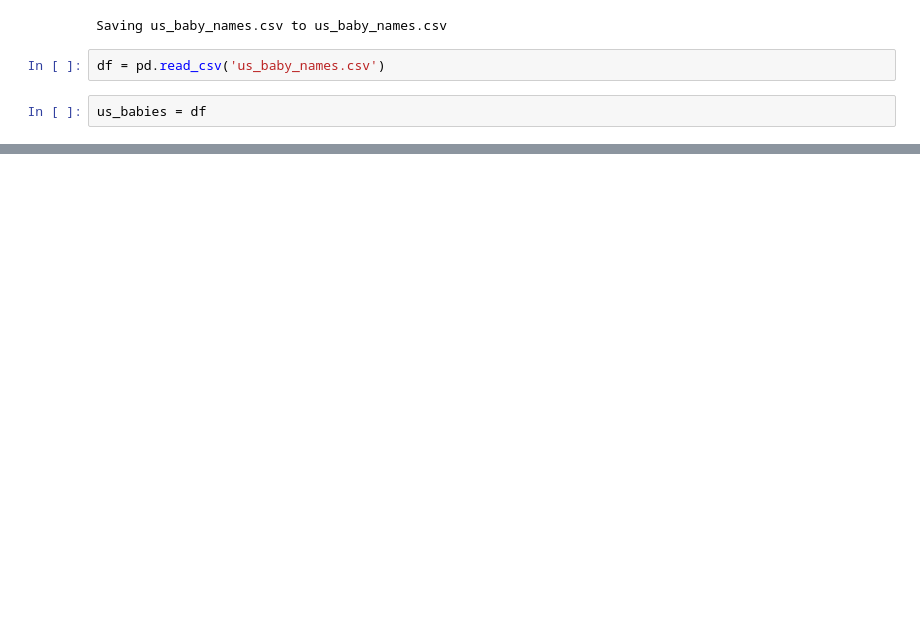
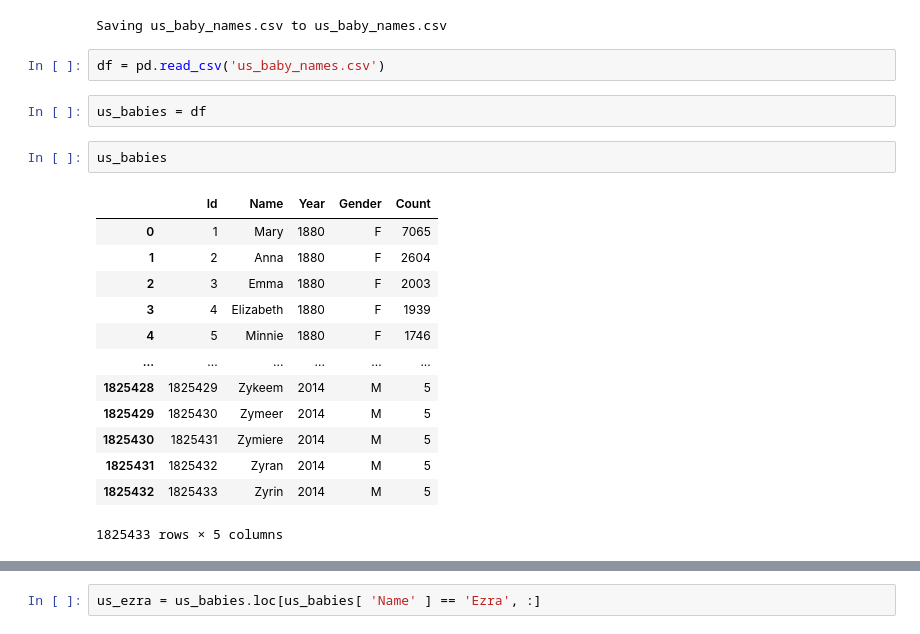
Before and after one commit to saulzmtz/ds, a Jupyter notebook: PythonPractice_AnswerSpecificQuestions_LNKDN.ipynb, the cells around one changed output, grey strips where cells are left out. Saved outputs shown, nothing was run; the diff lists cells and outputs as text; blank space fills up the shorter version.

```diff
--- a/PythonPractice_AnswerSpecificQuestions_LNKDN.ipynb
+++ b/PythonPractice_AnswerSpecificQuestions_LNKDN.ipynb
@@ -12,3 +12,19 @@ Saving us_baby_names.csv to us_baby_names.csv
 df = pd.read_csv('us_baby_names.csv')
 # %%
 us_babies = df
+# %%
+us_babies
+# %% [output]
+|  | Id | Name | Year | Gender | Count |
+| 0 | 1 | Mary | 1880 | F | 7065 |
+| 1 | 2 | Anna | 1880 | F | 2604 |
+| 2 | 3 | Emma | 1880 | F | 2003 |
+| 3 | 4 | Elizabeth | 1880 | F | 1939 |
+| 4 | 5 | Minnie | 1880 | F | 1746 |
+| ... | ... | ... | ... | ... | ... |
+| 1825428 | 1825429 | Zykeem | 2014 | M | 5 |
+| 1825429 | 1825430 | Zymeer | 2014 | M | 5 |
+| 1825430 | 1825431 | Zymiere | 2014 | M | 5 |
+| 1825431 | 1825432 | Zyran | 2014 | M | 5 |
+| 1825432 | 1825433 | Zyrin | 2014 | M | 5 |
+1825433 rows × 5 columns
@@ -14,0 +32,2 @@ us_babies = df
+# %%
+us_ezra = us_babies.loc[us_babies[ 'Name' ] == 'Ezra', :]
```
Also changed, not shown: parts of 4 cells of this notebook.
